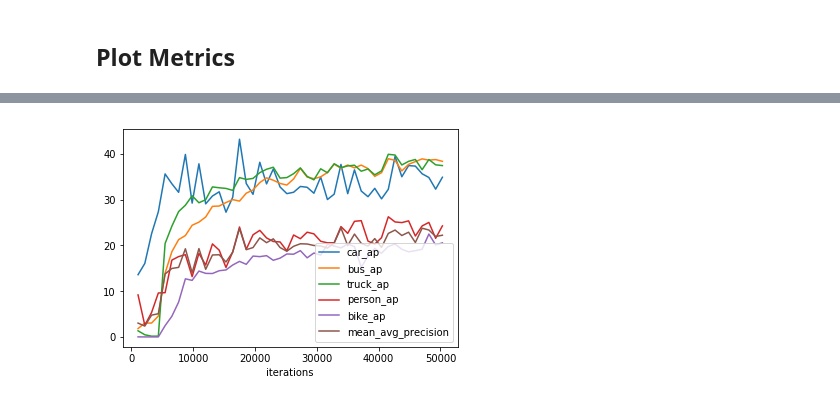
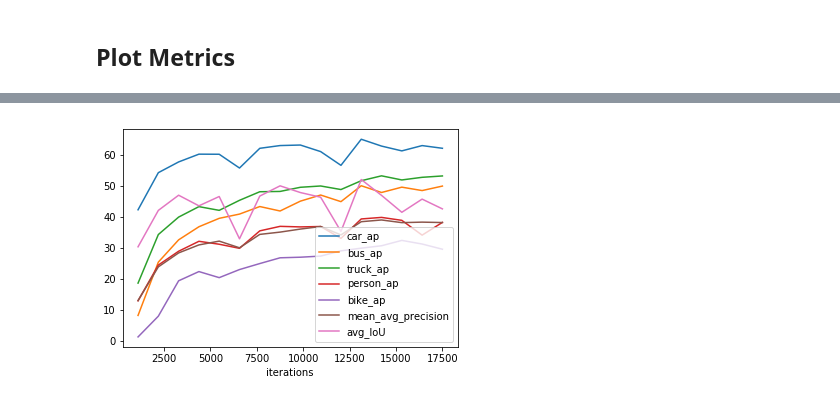
Before and after one commit to yiboliu31/data_scripts, a Jupyter notebook: darknet_evaluate_bdd.ipynb, the cells around one changed output, grey strips where cells are left out. Drawn from its saved outputs; the diff is of its cells as text; code cells hidden in the pictures.

```diff
--- a/darknet_evaluate_bdd.ipynb
+++ b/darknet_evaluate_bdd.ipynb
@@ -113,6 +113,10 @@ for run in training_runs:
                         tokens = line.split(':')[1]
                         total_detection_time = str(''.join(tokens)).strip()
                         map_stats['total_detection_time'] = total_detection_time
+                    elif 'average IoU' and  'average IoU =' in line:
+                        tokens = line.split('average IoU =')[1].split(',')
+                        map_stats['avg_IoU'] = tokens[0].split('%')[0].strip()
+
         map_stats['weights'] = d
         map_stats['class_stats'] = class_stats
         print(map_stats,'\n\n')
@@ -152,11 +156,12 @@ print(len(bdd_weights))
 ## Plot Metrics
 # %%
 bdd_data = []
-for run, bdd_weights in [all_runs[0]]:
+for run, bdd_weights in [all_runs[1]]:
     for weights, map_stats in bdd_weights.items():
         d = {}
         d['training_run'] = run
         d['map_results_file'] = map_stats['weights']['map_results_file']
+        print(d['map_results_file'])
         d['iterations'] = map_stats['weights']['iterations']
         d['mean_avg_precision'] = map_stats['mean_avg_precision']
         d['person_ap'], d['rider_ap'], d['car_ap'], d['truck_ap'], d['bus_ap'], d['train_ap'], d['motor_ap'], d['bike_ap'], d['traffic_sign_ap'], d['traffic_light_ap'] = [0.0]*10
@@ -185,6 +190,7 @@ for run, bdd_weights in [all_runs[0]]:
             elif cls_name == 'traffic light':
                 d['traffic_light_ap'] = cls['class_ap']
         d['total_detection_time'] = map_stats['total_detection_time']
+        d['avg_IoU'] = map_stats.get('avg_IoU','')
         bdd_data.append(d)
 data = pd.DataFrame(bdd_data)
 data = data.apply(pd.to_numeric, errors='ignore')
@@ -210,7 +232,6 @@ data.head(100)
 # %%
 %matplotlib inline
-data.plot(x='iterations',y=['car_ap', 'bus_ap', 'truck_ap', 'person_ap', 'bike_ap', 'mean_avg_precision'])
-plt.rcParams['figure.figsize'] = [128.0, 180.0]
+data.plot(x='iterations',y=['car_ap', 'bus_ap', 'truck_ap', 'person_ap', 'bike_ap', 'mean_avg_precision', 'avg_IoU'])
 plt.show()
 # %% [output]
-[figure, old version]
+[figure, new version]
```
Also changed, not shown: parts of 10 cells of this notebook.
